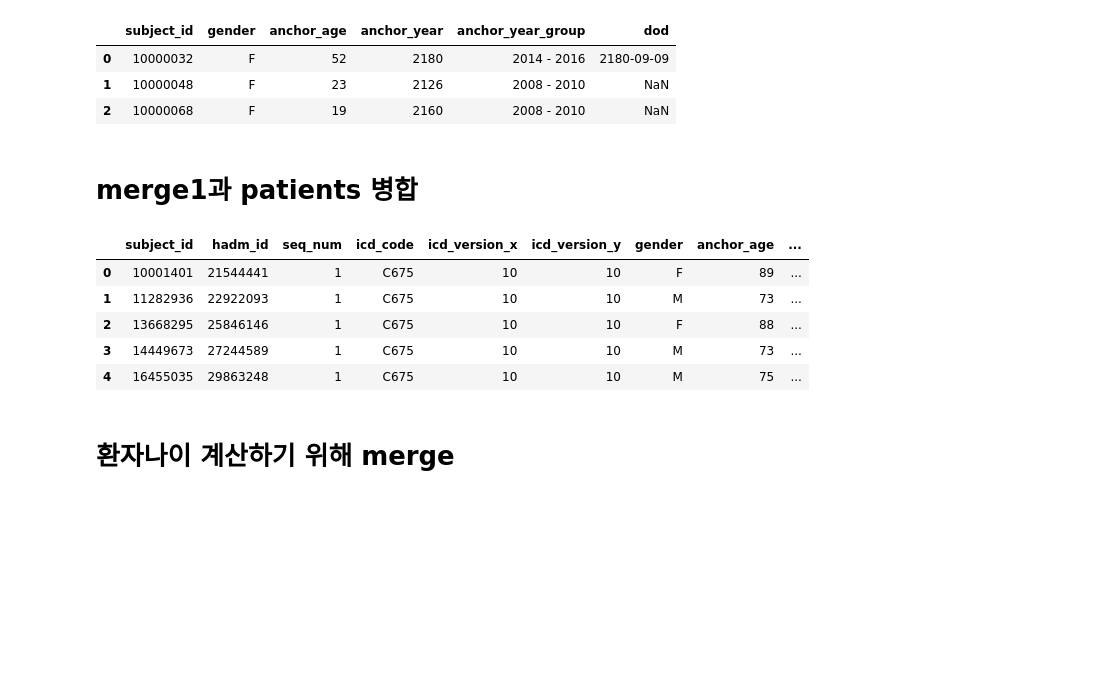
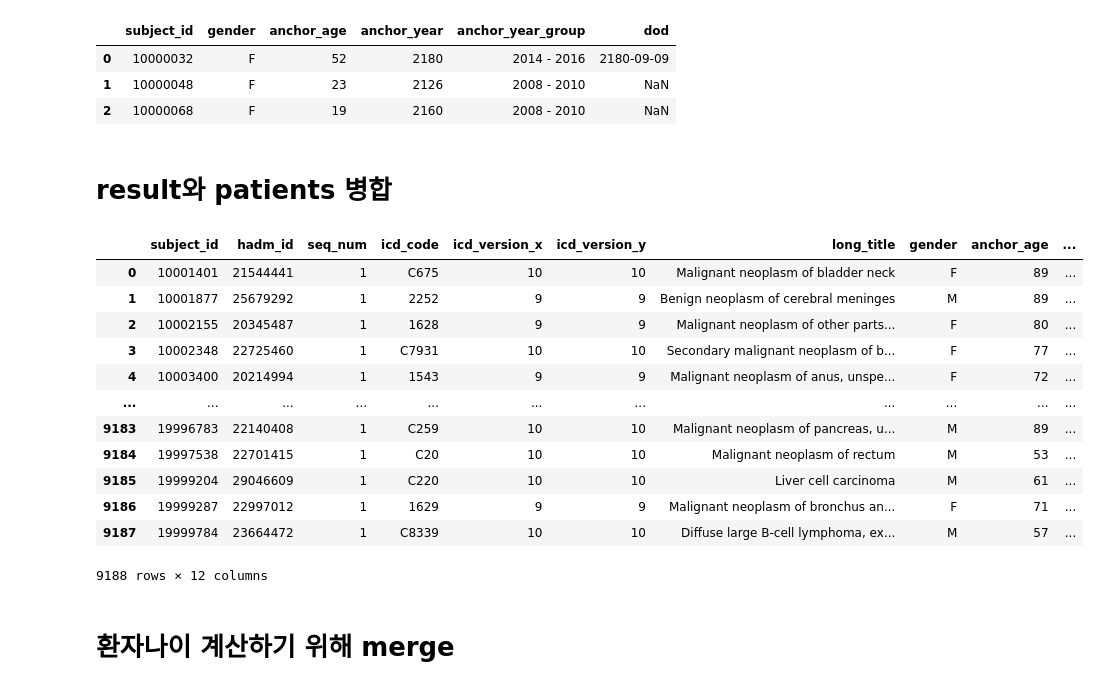
Before and after one commit to dohun-mat/mimic_iv_project, a Jupyter notebook: mimic4_gogo_1.ipynb, the cells around one changed output. Cells and saved outputs as stored; diff of their text form; code cells hidden in the pictures; blank space fills up the shorter version.

```diff
--- a/mimic4_gogo_1.ipynb
+++ b/mimic4_gogo_1.ipynb
@@ -68,0 +37,29 @@ df_merge1.head()
+# %%
+# 고혈압 진단 코드 정규식
+high_bp_regex = r'^I1[0-5]$|^401'
+
+#암 진단 코드 정규식
+#ICD-9 코드 분류 (140-239)
+#ICD-10 코드 분류 (C00-C96, D00-D09)
+cancer_regex = r'^(D(0[0-9])|C([0-8][0-9]|9[0-6])|(1[4-9][0-9]|2[0-3][0-9])).*'
+
+
+# 암 진단 코드 추출
+cancer_df = df_diagnoses_icd[df_diagnoses_icd['icd_code'].str.match(cancer_regex)]
+
+# 암 진단을 받은 환자 ID 추출
+cancer_patient_ids = cancer_df['subject_id'].unique()
+
+# 암 진단을 받은 환자들의 데이터 추출
+cancer_diagnoses_merged = pd.merge(df_diagnoses_icd, df_d_icd_diagnoses, on=['icd_code'])
+cancer_patients_data = cancer_diagnoses_merged[cancer_diagnoses_merged['subject_id'].isin(cancer_patient_ids)]
+
+
+
+# 암 및 고혈압을 동시에 가진 환자들의 데이터 추출 (첫 번째 진단만 포함)
+cancer_high_bp_ids = cancer_patients_data[cancer_patients_data['icd_code'].str.match(high_bp_regex)]['subject_id'].unique()
+cancer_high_bp_df = cancer_diagnoses_merged[(cancer_diagnoses_merged['subject_id'].isin(cancer_high_bp_ids)) &
+                                            (cancer_diagnoses_merged['seq_num'] == 1) &
+                                            (cancer_diagnoses_merged['icd_code'].str.match(cancer_regex))]
+
+cancer_high_bp_df
@@ -68,0 +80,7 @@ df_merge1.head()
+# %%
+# subject_id로 그룹화하고 각 그룹에서 hadm_id가 가장 작은 행 선택
+result = cancer_high_bp_df.loc[cancer_high_bp_df.groupby('subject_id')['hadm_id'].idxmin()]
+
+# 필요시 인덱스 리셋
+result.reset_index(drop=True, inplace=True)
+result
@@ -77,19 +109,24 @@ df_patients.head(3)
 | 1 | 10000048 | F | 23 | 2126 | 2008 - 2010 | NaN |
 | 2 | 10000068 | F | 19 | 2160 | 2008 - 2010 | NaN |
 # %% [markdown]
-# merge1과 patients 병합
+# result와 patients 병합
 # %%
-merge2 = pd.merge(df_merge1,df_patients, on=['subject_id'])
-merge2.head()
-# len(merge2)
-#이코드가 암환자 정보
+merge2 = pd.merge(result,df_patients, on=['subject_id'])
+merge2
 # %% [output]
-|  | subject_id | hadm_id | seq_num | icd_code | icd_version_x | icd_version_y | gender | anchor_age | ... |
-| 0 | 10001401 | 21544441 | 1 | C675 | 10 | 10 | F | 89 | ... |
-| 1 | 11282936 | 22922093 | 1 | C675 | 10 | 10 | M | 73 | ... |
-| 2 | 13668295 | 25846146 | 1 | C675 | 10 | 10 | F | 88 | ... |
-| 3 | 14449673 | 27244589 | 1 | C675 | 10 | 10 | M | 73 | ... |
-| 4 | 16455035 | 29863248 | 1 | C675 | 10 | 10 | M | 75 | ... |
+|  | subject_id | hadm_id | seq_num | icd_code | icd_version_x | icd_version_y | long_title | gender | anchor_age | ... |
+| 0 | 10001401 | 21544441 | 1 | C675 | 10 | 10 | Malignant neoplasm of bladder neck | F | 89 | ... |
+| 1 | 10001877 | 25679292 | 1 | 2252 | 9 | 9 | Benign neoplasm of cerebral meninges | M | 89 | ... |
+| 2 | 10002155 | 20345487 | 1 | 1628 | 9 | 9 | Malignant neoplasm of other parts... | F | 80 | ... |
+| 3 | 10002348 | 22725460 | 1 | C7931 | 10 | 10 | Secondary malignant neoplasm of b... | F | 77 | ... |
+| 4 | 10003400 | 20214994 | 1 | 1543 | 9 | 9 | Malignant neoplasm of anus, unspe... | F | 72 | ... |
+| ... | ... | ... | ... | ... | ... | ... | ... | ... | ... | ... |
+| 9183 | 19996783 | 22140408 | 1 | C259 | 10 | 10 | Malignant neoplasm of pancreas, u... | M | 89 | ... |
+| 9184 | 19997538 | 22701415 | 1 | C20 | 10 | 10 | Malignant neoplasm of rectum | M | 53 | ... |
+| 9185 | 19999204 | 29046609 | 1 | C220 | 10 | 10 | Liver cell carcinoma | M | 61 | ... |
+| 9186 | 19999287 | 22997012 | 1 | 1629 | 9 | 9 | Malignant neoplasm of bronchus an... | F | 71 | ... |
+| 9187 | 19999784 | 23664472 | 1 | C8339 | 10 | 10 | Diffuse large B-cell lymphoma, ex... | M | 57 | ... |
+9188 rows × 12 columns
 # %% [markdown]
 # 환자나이 계산하기 위해 merge
 # %%
```
Also changed, not shown: parts of 14 cells of this notebook, 2 other files.
